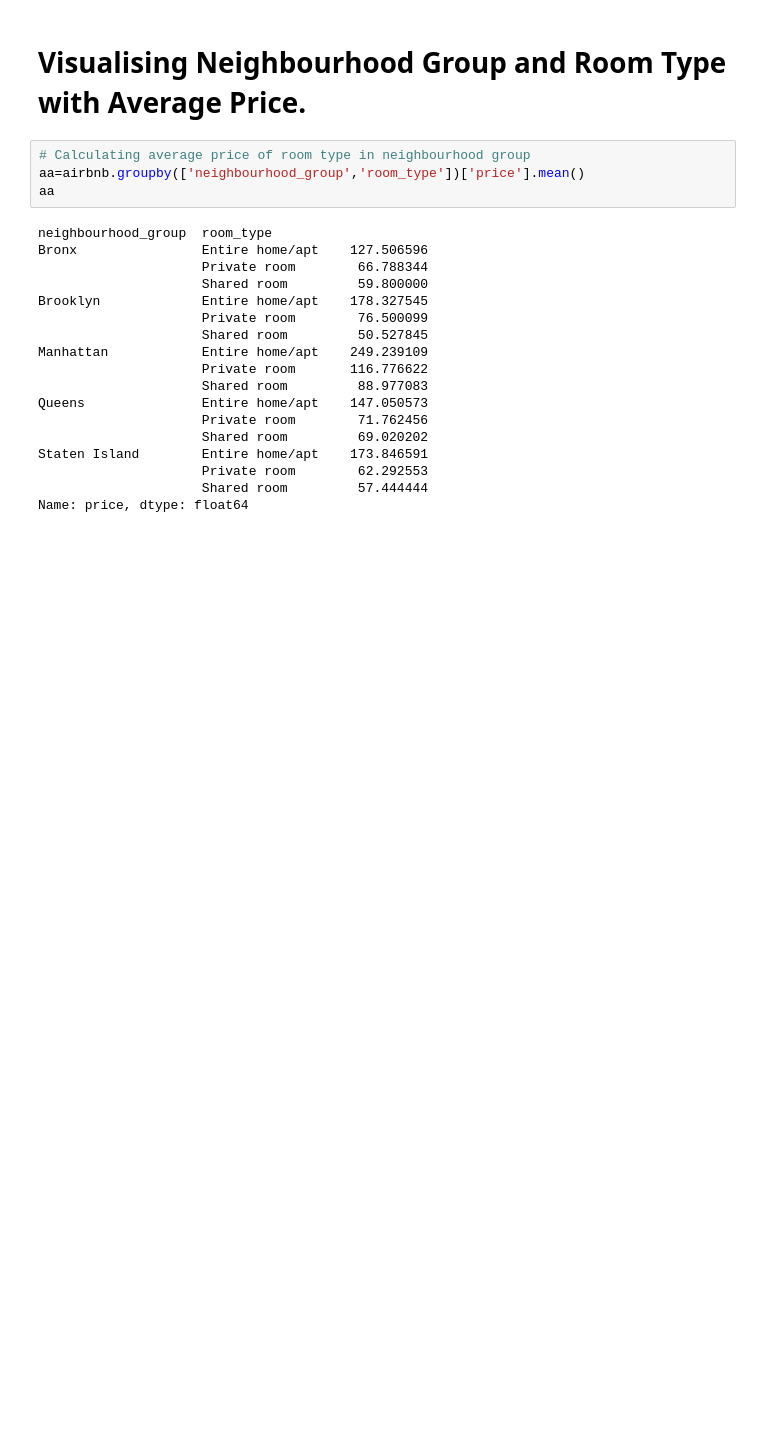
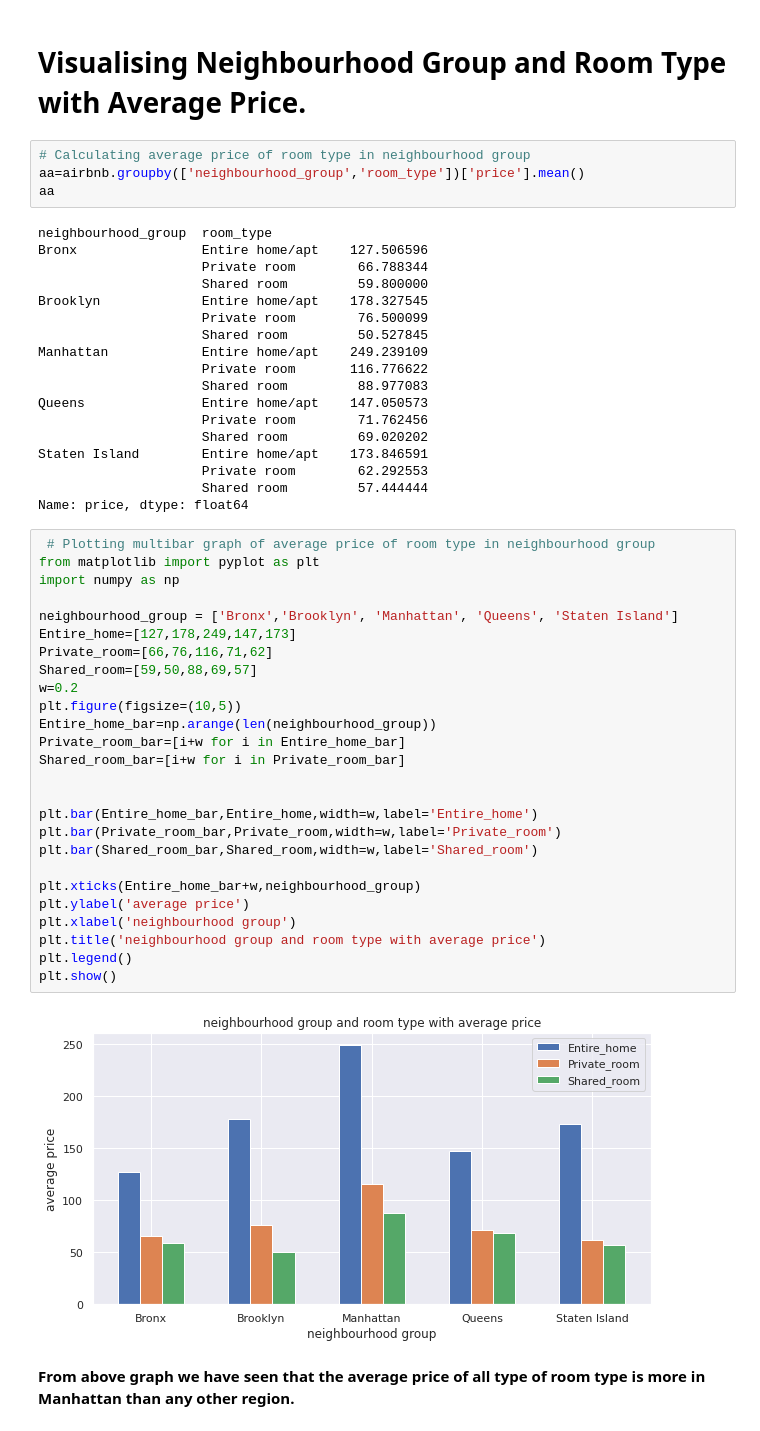
Before and after one commit to Shubhampatil555/Airbnb-booking-data-analysis, a Jupyter notebook: EDA_of_Airbnb_data_analysis_capstone_project.ipynb, the cells around one changed output. Saved outputs shown, nothing was run; the diff lists cells and outputs as text; blank space fills up the shorter version.

```diff
--- a/EDA_of_Airbnb_data_analysis_capstone_project.ipynb
+++ b/EDA_of_Airbnb_data_analysis_capstone_project.ipynb
@@ -553,3 +553,33 @@ Staten Island        Entire home/apt    173.846591
                      Private room        62.292553
                      Shared room         57.444444
 Name: price, dtype: float64
+# %%
+ # Plotting multibar graph of average price of room type in neighbourhood group
+from matplotlib import pyplot as plt
+import numpy as np
+
+neighbourhood_group = ['Bronx','Brooklyn', 'Manhattan', 'Queens', 'Staten Island']
+Entire_home=[127,178,249,147,173]
+Private_room=[66,76,116,71,62]
+Shared_room=[59,50,88,69,57]
+w=0.2
+plt.figure(figsize=(10,5))
+Entire_home_bar=np.arange(len(neighbourhood_group))
+Private_room_bar=[i+w for i in Entire_home_bar]
+Shared_room_bar=[i+w for i in Private_room_bar]
+
+
+plt.bar(Entire_home_bar,Entire_home,width=w,label='Entire_home')
+plt.bar(Private_room_bar,Private_room,width=w,label='Private_room')
+plt.bar(Shared_room_bar,Shared_room,width=w,label='Shared_room')
+
+plt.xticks(Entire_home_bar+w,neighbourhood_group)
+plt.ylabel('average price')
+plt.xlabel('neighbourhood group')
+plt.title('neighbourhood group and room type with average price')
+plt.legend()
+plt.show()
+# %% [output]
+[figure, added]
+# %% [markdown]
+**From above graph we have seen that the average price of all type of room type is more in Manhattan than any other region.**
```
Also changed, not shown: parts of 18 cells of this notebook.
